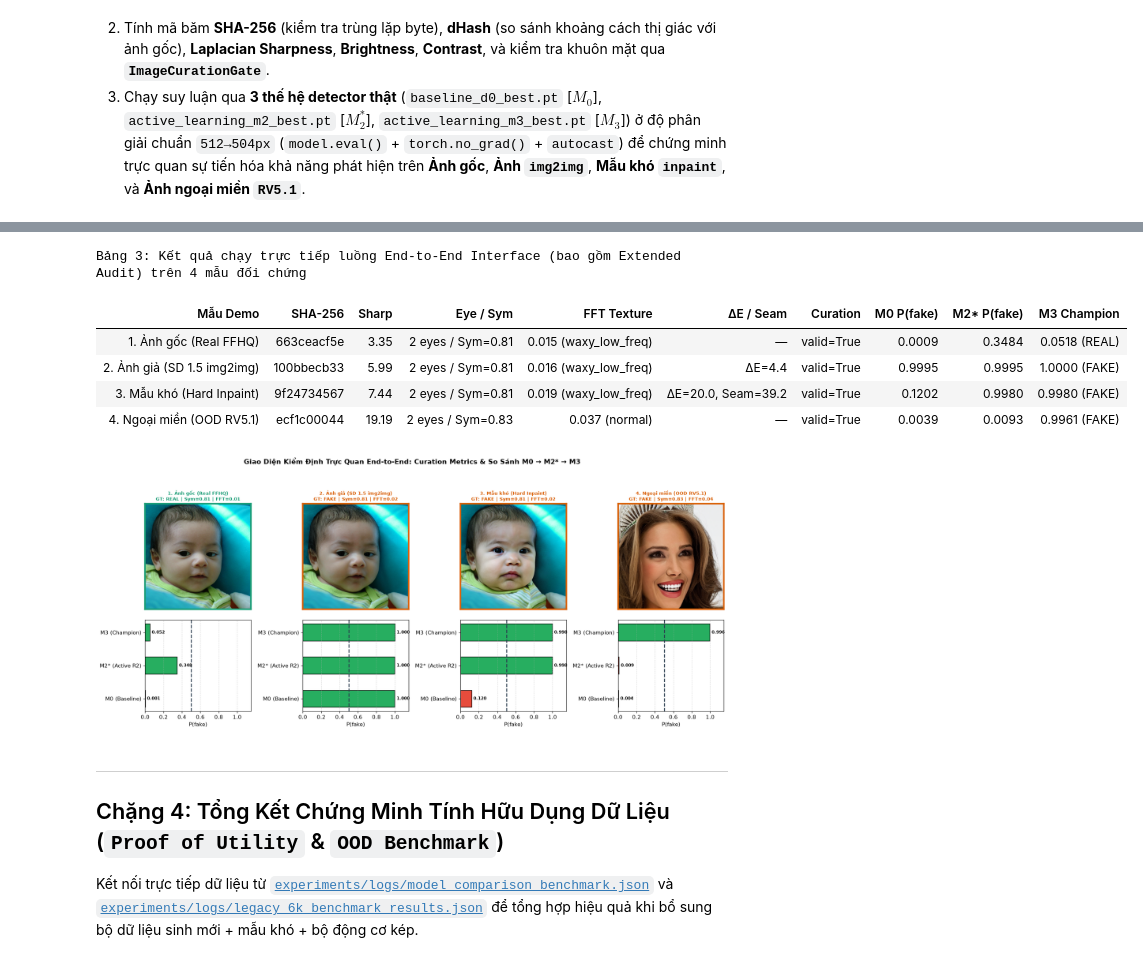
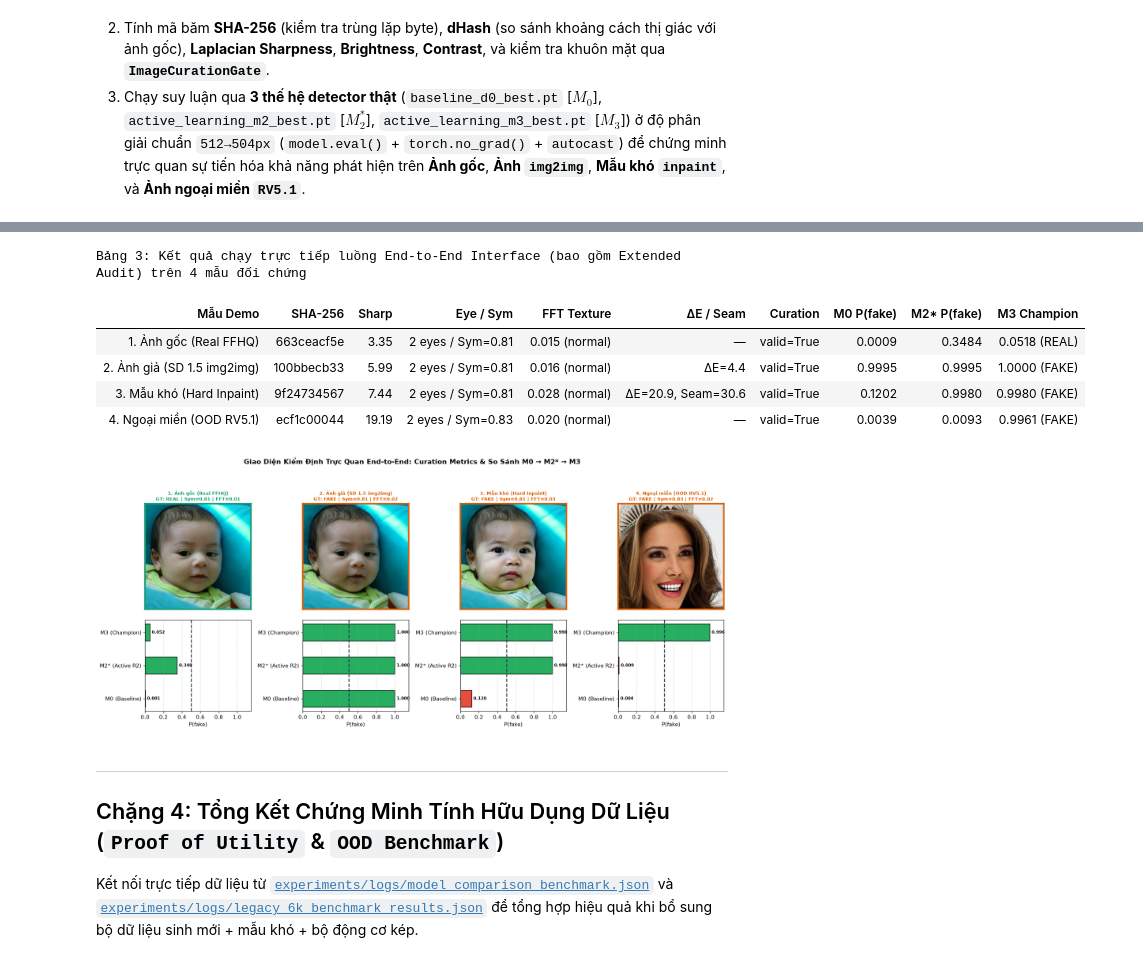
Before and after one commit to bush-le/uth-cv-coursework, a Jupyter notebook: notebooks/exploratory/end_to_end_pipeline_interface.ipynb, the cells around one changed output, grey strips where cells are left out. Cells and saved outputs as stored; diff of their text form; code cells hidden in the pictures.

```diff
--- a/notebooks/exploratory/end_to_end_pipeline_interface.ipynb
+++ b/notebooks/exploratory/end_to_end_pipeline_interface.ipynb
@@ -473,14 +482,14 @@ def run_end_to_end_interface(samples: list[tuple], threshold: float = 0.50) -> l
             ref_dhash = dhash_val
         dhash_dist = _hamming_distance(ref_dhash, dhash_val)
 
+        arr_f32 = arr_u8.astype(np.float32) / 255.0
+        tensor_chw = torch.from_numpy(arr_f32).permute(2, 0, 1)  # (C, H, W)
+
         src_u8 = None
         if src_rel and (ROOT / src_rel).is_file():
             with Image.open(ROOT / src_rel) as s_im:
                 src_u8 = np.array(s_im.convert("RGB"), dtype=np.uint8)
-        mask_t = _make_mask_from_box(mask_box, arr_u8.shape[:2]) if mask_box else None
-
-        arr_f32 = arr_u8.astype(np.float32) / 255.0
-        tensor_chw = torch.from_numpy(arr_f32).permute(2, 0, 1)  # (C, H, W)
+        mask_t = _make_inpaint_mask(tensor_chw, mask_box, target_region="full") if (mode_val == "sd_inpaint" and src_u8 is not None) else None
         cur_rep = live_gate.evaluate_image(tensor_chw, image_id=full_path.stem)
         ext_rep = audit_image_extended(
             arr_u8,
@@ -598,4 +607,5 @@ for col, r in enumerate(live_records):
 plt.suptitle("Giao Diện Kiểm Định Trực Quan End-to-End: Curation Metrics & So Sánh M0 → M2* → M3", fontsize=13, fontweight="bold", y=0.98)
 plt.tight_layout(rect=[0, 0, 1, 0.95])
 plt.show()
+plt.close("all")
 # %% [output]
@@ -614,9 +624,9 @@ plt.show()
 Bảng 3: Kết quả chạy trực tiếp luồng End-to-End Interface (bao gồm Extended Audit) trên 4 mẫu đối chứng
 | Mẫu Demo | SHA-256 | Sharp | Eye / Sym | FFT Texture | ΔE / Seam | Curation | M0 P(fake) | M2* P(fake) | M3 Champion |
-| 1. Ảnh gốc (Real FFHQ) | 663ceacf5e | 3.35 | 2 eyes / Sym=0.81 | 0.015 (waxy_low_freq) | — | valid=True | 0.0009 | 0.3484 | 0.0518 (REAL) |
-| 2. Ảnh giả (SD 1.5 img2img) | 100bbecb33 | 5.99 | 2 eyes / Sym=0.81 | 0.016 (waxy_low_freq) | ΔE=4.4 | valid=True | 0.9995 | 0.9995 | 1.0000 (FAKE) |
-| 3. Mẫu khó (Hard Inpaint) | 9f24734567 | 7.44 | 2 eyes / Sym=0.81 | 0.019 (waxy_low_freq) | ΔE=20.0, Seam=39.2 | valid=True | 0.1202 | 0.9980 | 0.9980 (FAKE) |
-| 4. Ngoại miền (OOD RV5.1) | ecf1c00044 | 19.19 | 2 eyes / Sym=0.83 | 0.037 (normal) | — | valid=True | 0.0039 | 0.0093 | 0.9961 (FAKE) |
+| 1. Ảnh gốc (Real FFHQ) | 663ceacf5e | 3.35 | 2 eyes / Sym=0.81 | 0.015 (normal) | — | valid=True | 0.0009 | 0.3484 | 0.0518 (REAL) |
+| 2. Ảnh giả (SD 1.5 img2img) | 100bbecb33 | 5.99 | 2 eyes / Sym=0.81 | 0.016 (normal) | ΔE=4.4 | valid=True | 0.9995 | 0.9995 | 1.0000 (FAKE) |
+| 3. Mẫu khó (Hard Inpaint) | 9f24734567 | 7.44 | 2 eyes / Sym=0.81 | 0.028 (normal) | ΔE=20.9, Seam=30.6 | valid=True | 0.1202 | 0.9980 | 0.9980 (FAKE) |
+| 4. Ngoại miền (OOD RV5.1) | ecf1c00044 | 19.19 | 2 eyes / Sym=0.83 | 0.020 (normal) | — | valid=True | 0.0039 | 0.0093 | 0.9961 (FAKE) |
 [figure]
 # %% [markdown]
 ---
```
Also changed, not shown: parts of 6 cells of this notebook, 2 other files.
